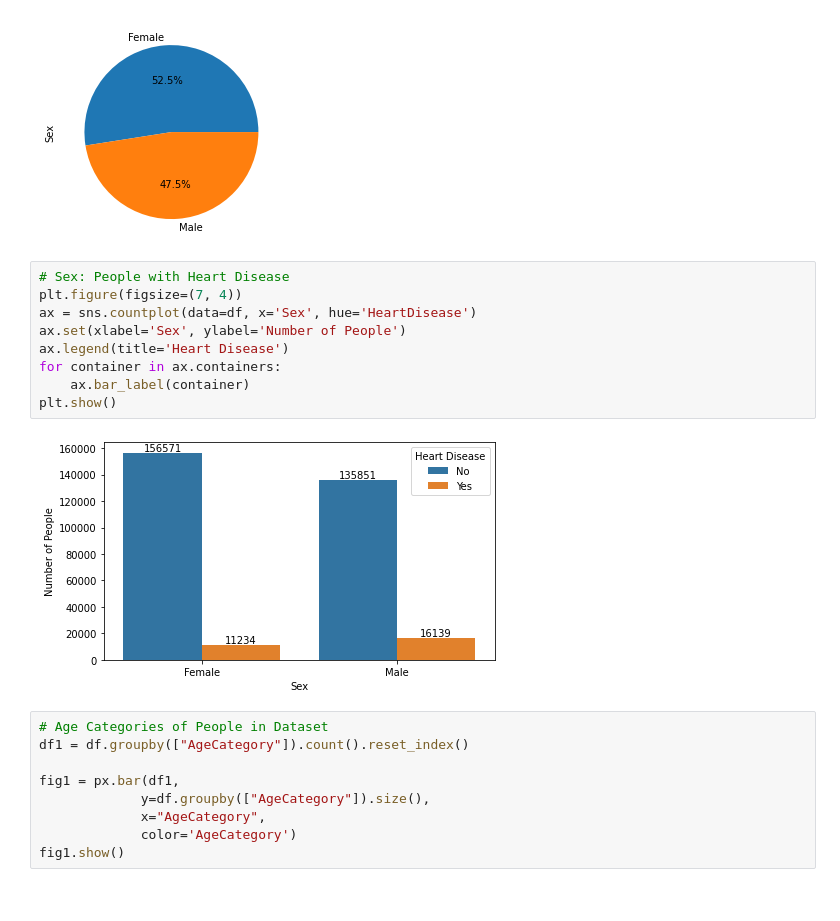
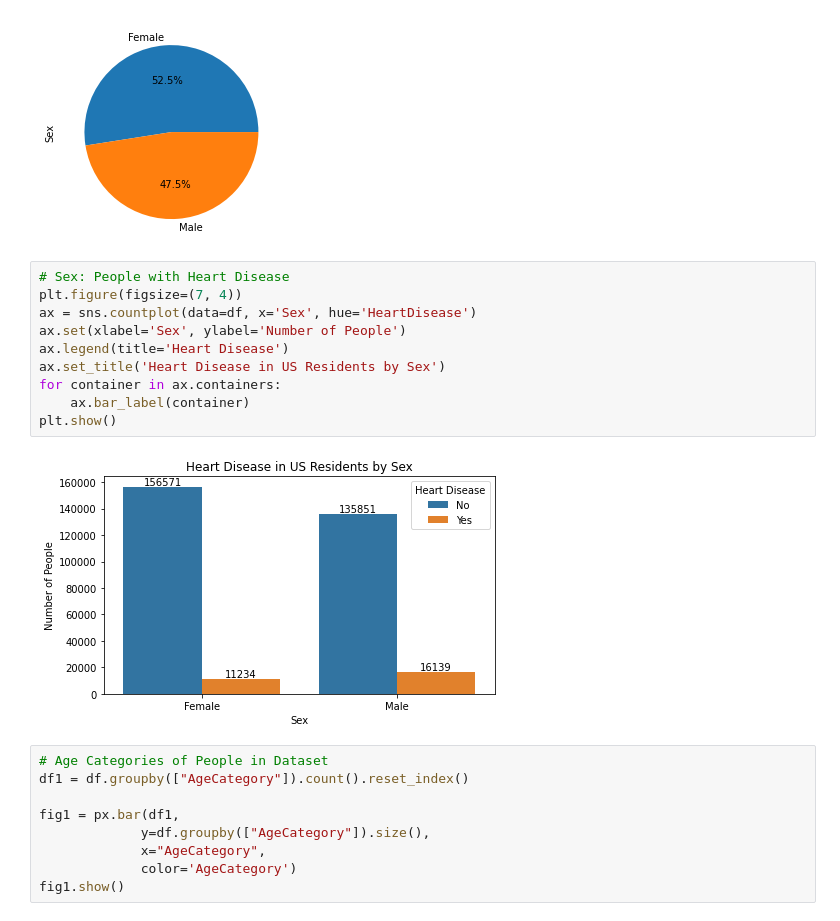
Before and after one commit to sophtsai/Heart-Disease-ML, a Jupyter notebook: Predicting_Heart_Disease_Final.ipynb, the cells around one changed output. Cells and saved outputs as stored; diff of their text form.

Commit message:
Added titles to visualizations and included comments

```diff
--- a/Predicting_Heart_Disease_Final.ipynb
+++ b/Predicting_Heart_Disease_Final.ipynb
@@ -104,14 +105,15 @@ df.Sex.value_counts().plot(kind='pie',autopct='%1.1f%%');
 # %%
 # Sex: People with Heart Disease
 plt.figure(figsize=(7, 4))
 ax = sns.countplot(data=df, x='Sex', hue='HeartDisease')
 ax.set(xlabel='Sex', ylabel='Number of People')
 ax.legend(title='Heart Disease')
+ax.set_title('Heart Disease in US Residents by Sex')
 for container in ax.containers:
     ax.bar_label(container)
 plt.show()
 # %% [output]
-[figure, old version]
+[figure, new version]
 # %%
 # Age Categories of People in Dataset
 df1 = df.groupby(["AgeCategory"]).count().reset_index()
```
Also changed, not shown: parts of 8 cells of this notebook.
